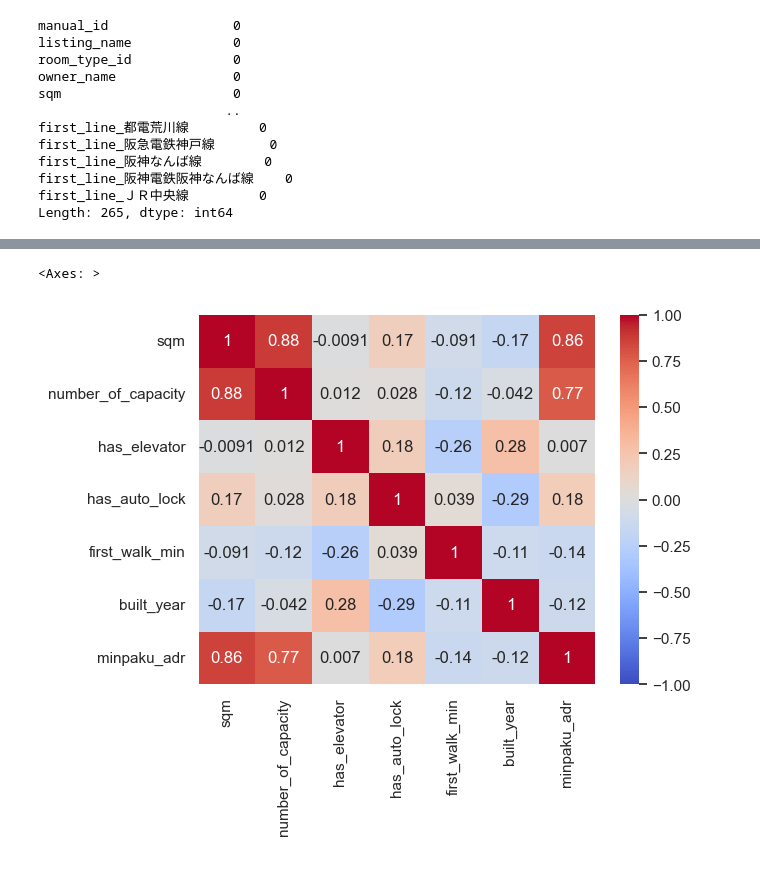
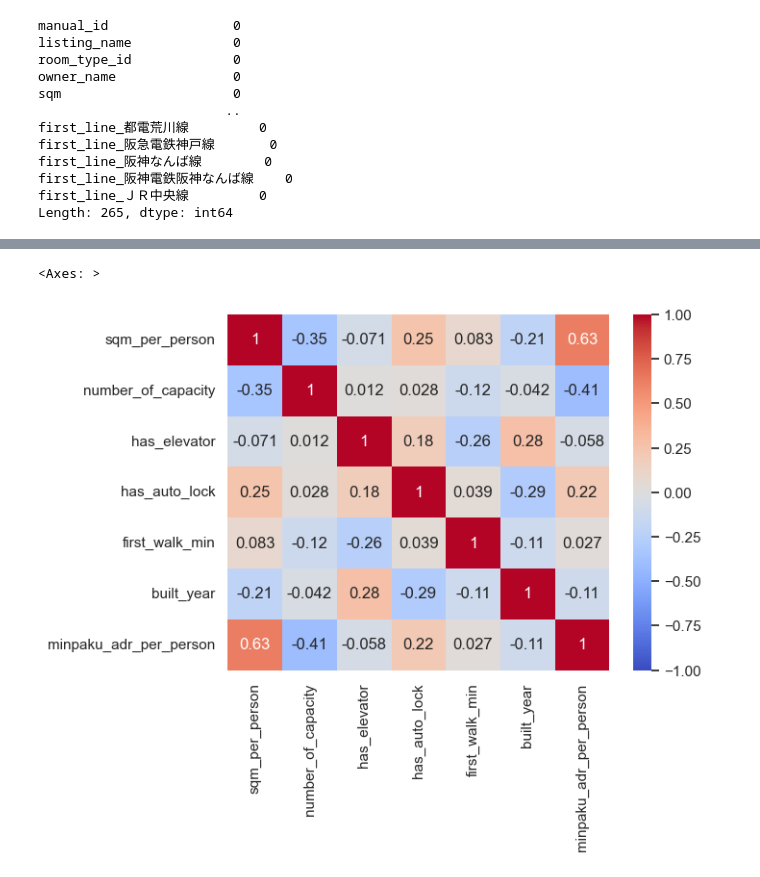
Before and after one commit to myuon/rm-listing-sales-analysis, a Jupyter notebook: minpaku_adr_analyze.ipynb, the cells around one changed output, grey strips where cells are left out. Cells and saved outputs as stored; diff of their text form; code cells hidden in the pictures.

Commit message:
feat: analyze against adr_per_person

```diff
--- a/minpaku_adr_analyze.ipynb
+++ b/minpaku_adr_analyze.ipynb
@@ -206,6 +206,15 @@ df['city_name_大阪市'] = df[[col for col in df.columns if col.startswith('cit
 df.drop([col for col in df.columns if col.startswith('city_name_大阪市') and col != 'city_name_大阪市'], axis=1, inplace=True)
 
 df = df[df['prefecture_name_東京都'] == 1]
+# %%
+# 収容人数による寄与を分離
+
+# ADRを一人当たりにしてみる
+df['minpaku_adr_per_person'] = df['minpaku_adr'] / df['number_of_capacity']
+df['monthly_adr_per_person'] = df['monthly_adr'] / df['number_of_capacity']
+
+# 収容人数あたりのsqm
+df['sqm_per_person'] = df['sqm'] / df['number_of_capacity']
 # %%
 from pandas import plotting
 
@@ -243,18 +252,18 @@ array([[<Axes: xlabel='sqm', ylabel='sqm'>,
 # %%
 sns.heatmap(
     df[[
-        "sqm",
+        "sqm_per_person",
         "number_of_capacity",
         "has_elevator",
         "has_auto_lock",
         "first_walk_min",
         "built_year",
-        "minpaku_adr",
+        "minpaku_adr_per_person",
     ]].corr(),
     vmin=-1, annot=True, cmap='coolwarm')
 # %% [output]
 <Axes: >
-[figure, old version]
+[figure, new version]
 # %%
 df.head()
 # %% [output]
```
Also changed, not shown: parts of 10 cells of this notebook, 1 other file.
